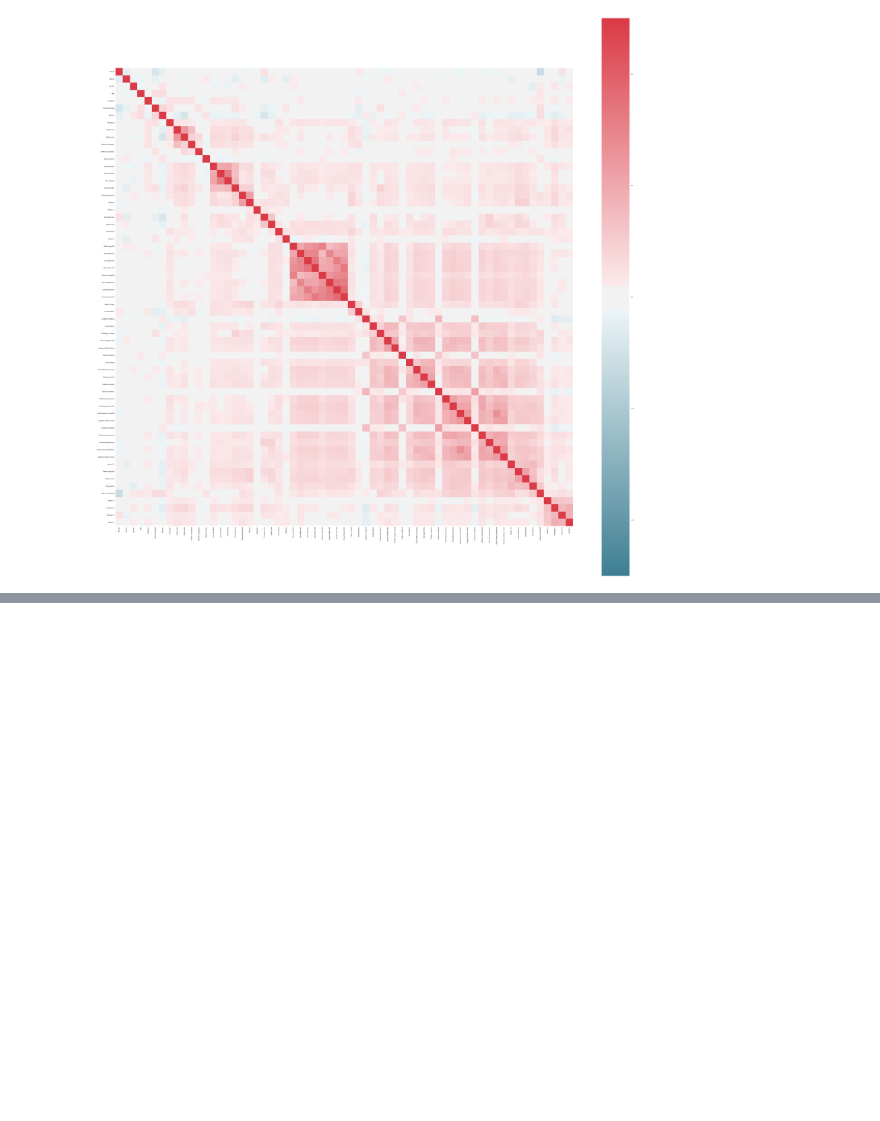
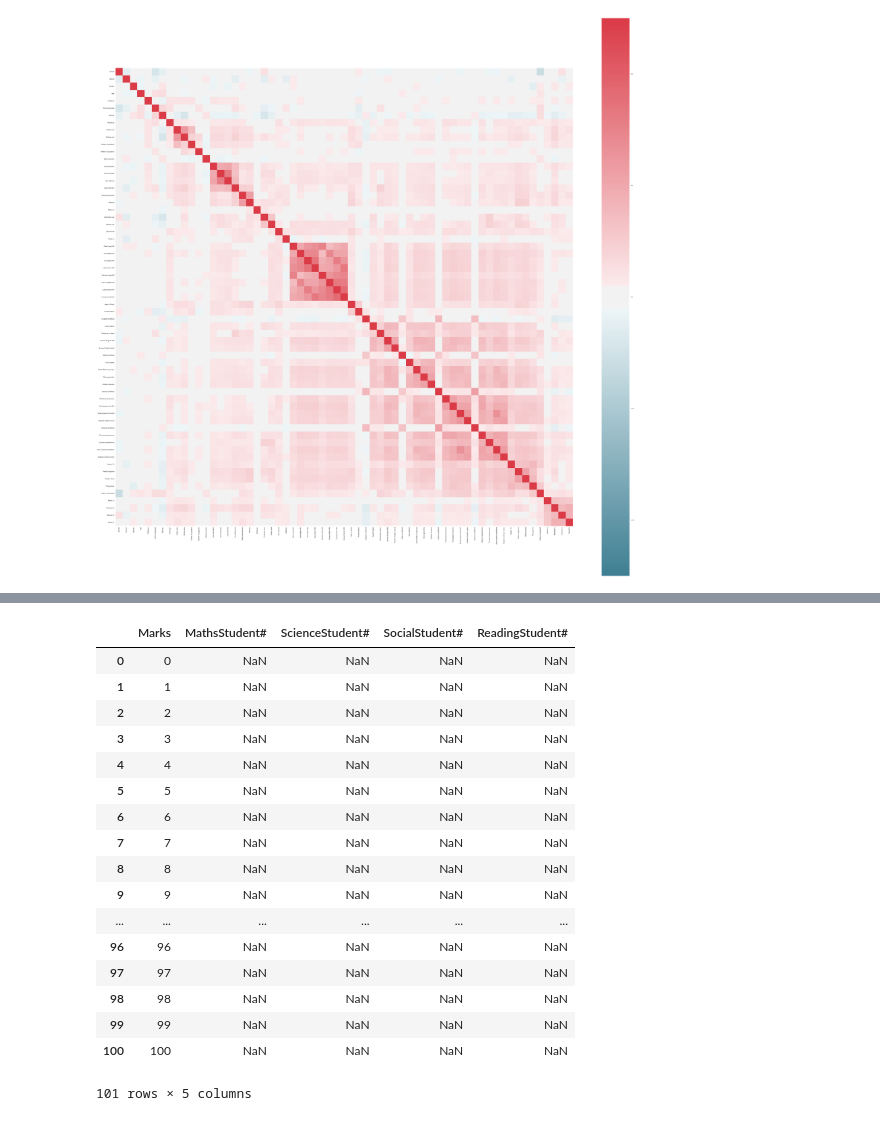
Before and after one commit to holy-devil/nas-dataviz, a Jupyter notebook: analysis/NAS Plots.ipynb, the cells around one changed output, grey strips where cells are left out. Drawn from its saved outputs; the diff is of its cells as text; code cells hidden in the pictures; blank space fills up the shorter version.

```diff
--- a/analysis/NAS Plots.ipynb
+++ b/analysis/NAS Plots.ipynb
@@ -237,0 +304,23 @@ corr_FailedR.to_csv('../datasets/nas/ReadingFailedCorrelation.csv')
+# %%
+marksdf1 = pd.DataFrame(columns = ['Marks', 'MathsStudent#', 'ScienceStudent#','SocialStudent#','ReadingStudent#']);
+marksdf1['Marks']= range(101);
+marksdf1
+# %% [output]
+|  | Marks | MathsStudent# | ScienceStudent# | SocialStudent# | ReadingStudent# |
+| 0 | 0 | NaN | NaN | NaN | NaN |
+| 1 | 1 | NaN | NaN | NaN | NaN |
+| 2 | 2 | NaN | NaN | NaN | NaN |
+| 3 | 3 | NaN | NaN | NaN | NaN |
+| 4 | 4 | NaN | NaN | NaN | NaN |
+| 5 | 5 | NaN | NaN | NaN | NaN |
+| 6 | 6 | NaN | NaN | NaN | NaN |
+| 7 | 7 | NaN | NaN | NaN | NaN |
+| 8 | 8 | NaN | NaN | NaN | NaN |
+| 9 | 9 | NaN | NaN | NaN | NaN |
+| ... | ... | ... | ... | ... | ... |
+| 96 | 96 | NaN | NaN | NaN | NaN |
+| 97 | 97 | NaN | NaN | NaN | NaN |
+| 98 | 98 | NaN | NaN | NaN | NaN |
+| 99 | 99 | NaN | NaN | NaN | NaN |
+| 100 | 100 | NaN | NaN | NaN | NaN |
+101 rows × 5 columns
```
Also changed, not shown: parts of 5 cells of this notebook, 3 other files.
